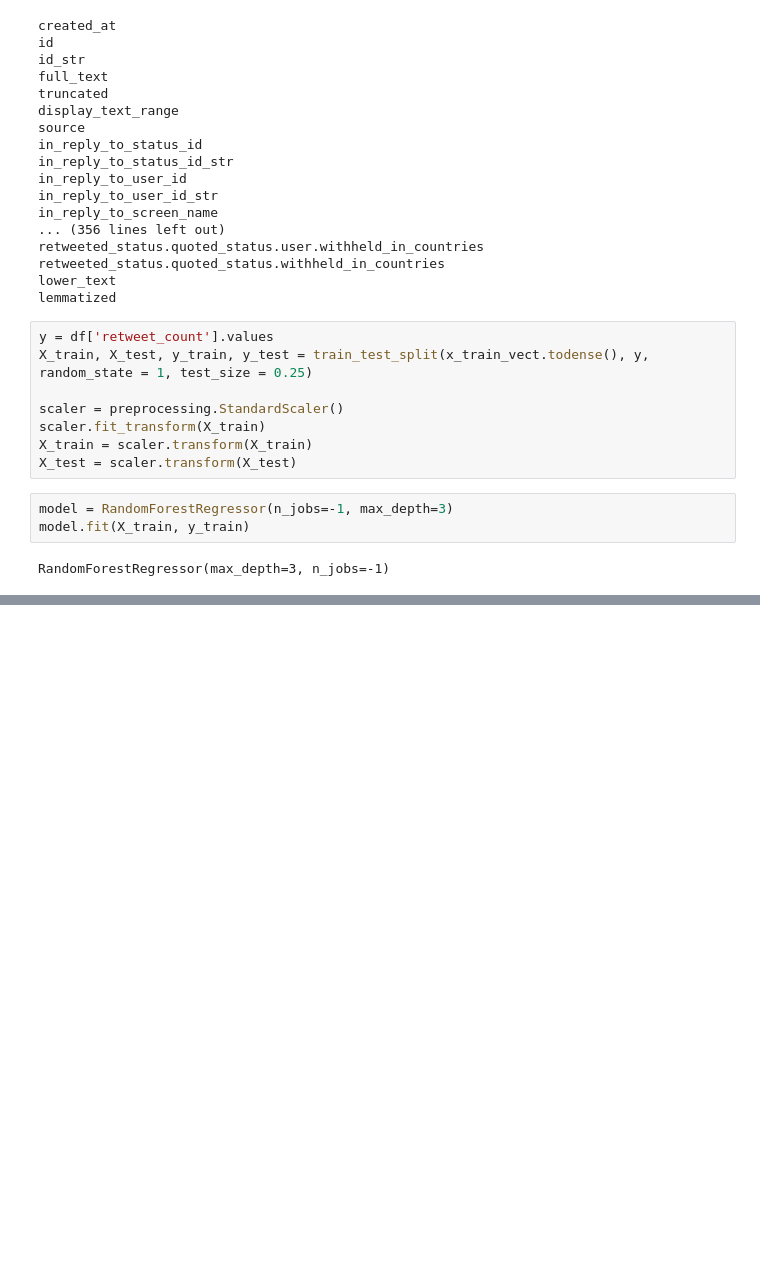
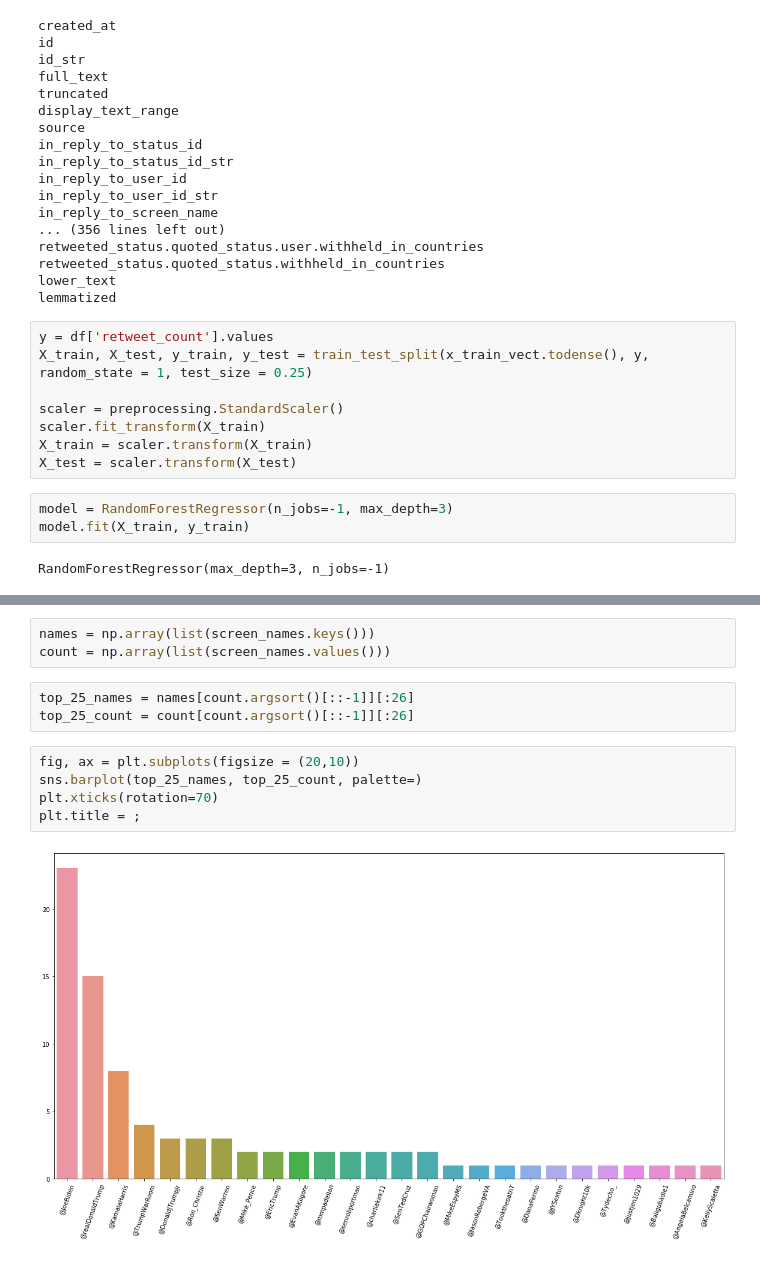
Before and after one commit to cjholcomb/paranormal-distribution, a Jupyter notebook: notebooks/Heathers_twitter.ipynb, the cells around one changed output, grey strips where cells are left out. Saved outputs shown, nothing was run; the diff lists cells and outputs as text; blank space fills up the shorter version.

```diff
--- a/notebooks/Heathers_twitter.ipynb
+++ b/notebooks/Heathers_twitter.ipynb
@@ -139,0 +206,13 @@ model.score(X_train, y_train), model.score(X_test, y_test)
+# %%
+names = np.array(list(screen_names.keys()))
+count = np.array(list(screen_names.values()))
+# %%
+top_25_names = names[count.argsort()[::-1]][:26]
+top_25_count = count[count.argsort()[::-1]][:26]
+# %%
+fig, ax = plt.subplots(figsize = (20,10))
+sns.barplot(top_25_names, top_25_count, palette=)
+plt.xticks(rotation=70)
+plt.title = ;
+# %% [output]
+[figure, added]
```
Also changed, not shown: parts of 8 cells of this notebook.
